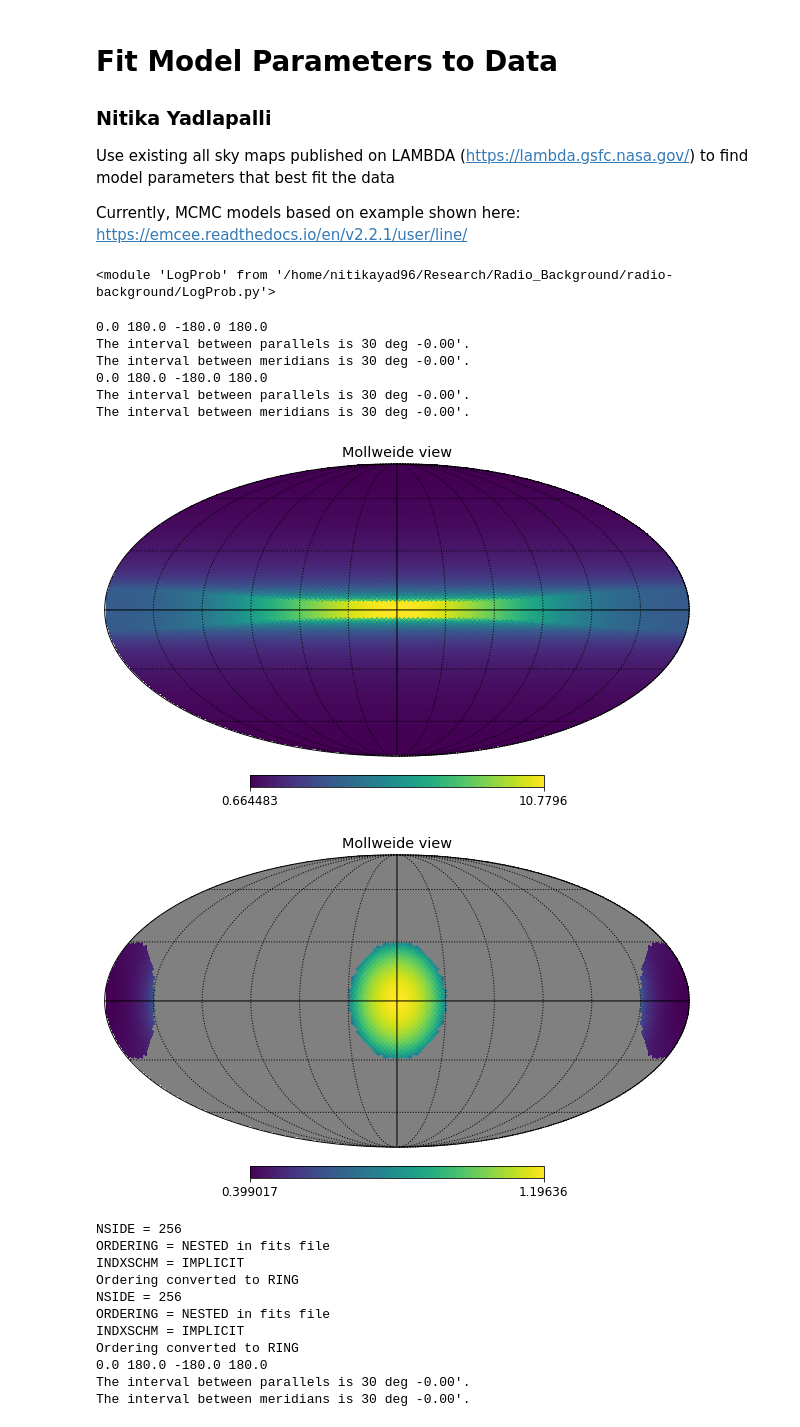
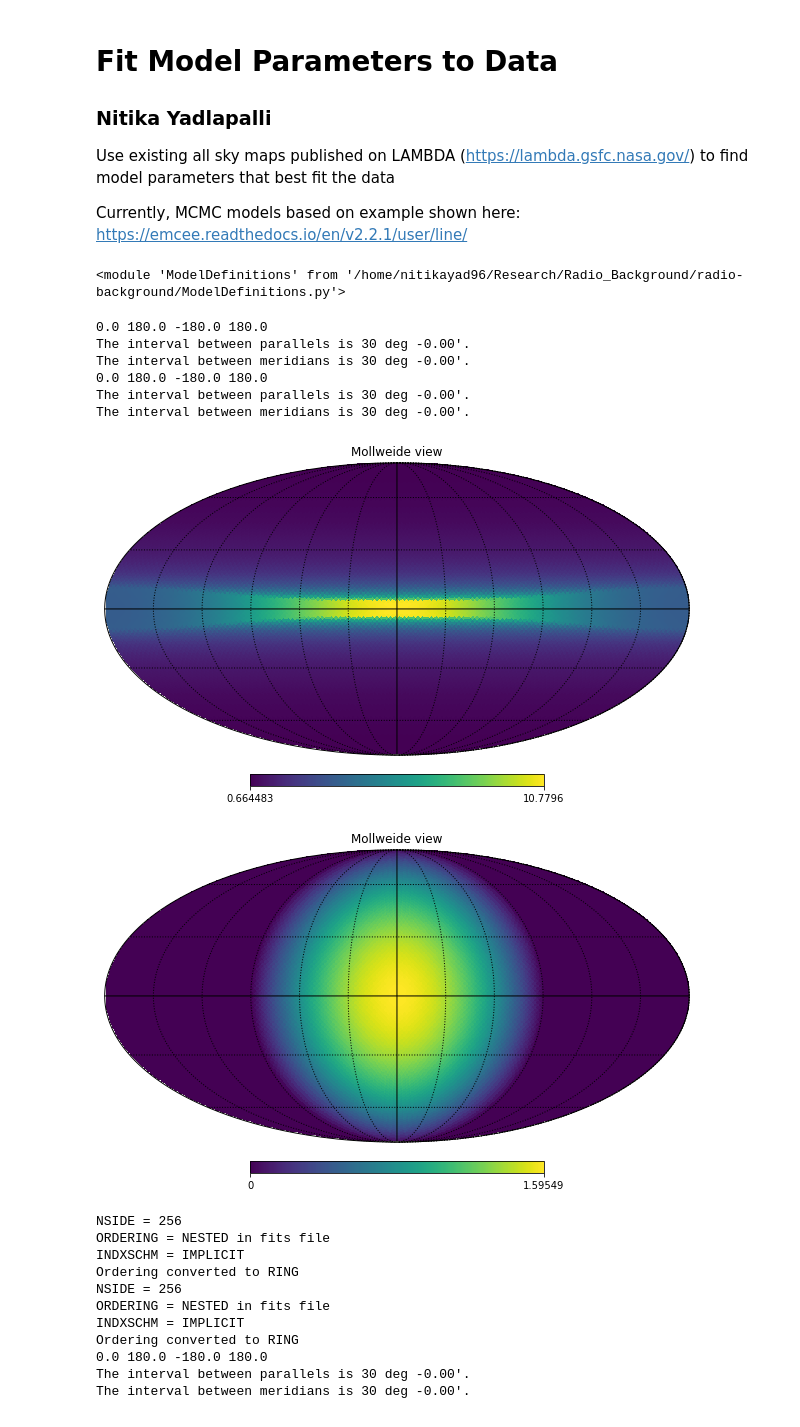
Before and after one commit to nitikayad96/radio-background, a Jupyter notebook: find-model-parameters.ipynb, the cells around one changed output. Drawn from its saved outputs; the diff is of its cells as text; code cells hidden in the pictures.

Commit message:
Update small changes before running KS test again

```diff
--- a/find-model-parameters.ipynb
+++ b/find-model-parameters.ipynb
@@ -16,8 +16,9 @@ import ModelDefinitions as MD
 import LogProb as LP
 import importlib
 importlib.reload(LP)
+importlib.reload(MD)
 # %% [output]
-<module 'LogProb' from '/home/nitikayad96/Research/Radio_Background/radio-background/LogProb.py'>
+<module 'ModelDefinitions' from '/home/nitikayad96/Research/Radio_Background/radio-background/ModelDefinitions.py'>
 # %%
 # relevant constants
 
@@ -127,22 +128,22 @@ T_CMB = 2.725 # K
 # %%
 # test  models
 
-test_disk = LineOfSightDisk(l, b, d, 2*d, 0.37*d)*9e-41*(c**2)/(2*k*(nu**2))
+test_disk = MD.LineOfSightDisk(l, b, d, 2*d, 0.37*d)*9e-41*(c**2)/(2*k*(nu**2))
 hp.mollview(test_disk)
 hp.graticule()
 
-test_halo = LineOfSightHalo(l, b, d, 0.5*d)*2e-41*(c**2)/(2*k*(nu**2))
+test_halo = MD.LineOfSightHalo(l, b, d, 1*d)*2e-41*(c**2)/(2*k*(nu**2))
 hp.mollview(test_halo)
 hp.graticule()
 # %% [output]
 0.0 180.0 -180.0 180.0
 The interval between parallels is 30 deg -0.00'.
 The interval between meridians is 30 deg -0.00'.
 0.0 180.0 -180.0 180.0
 The interval between parallels is 30 deg -0.00'.
 The interval between meridians is 30 deg -0.00'.
-[figure, old version]
+[figure, new version]
-[figure, old version]
+[figure, new version]
 # %%
 ## show 1.4 GHz sky map ##
 
```
Also changed, not shown: parts of 5 cells of this notebook, 8 other files.
